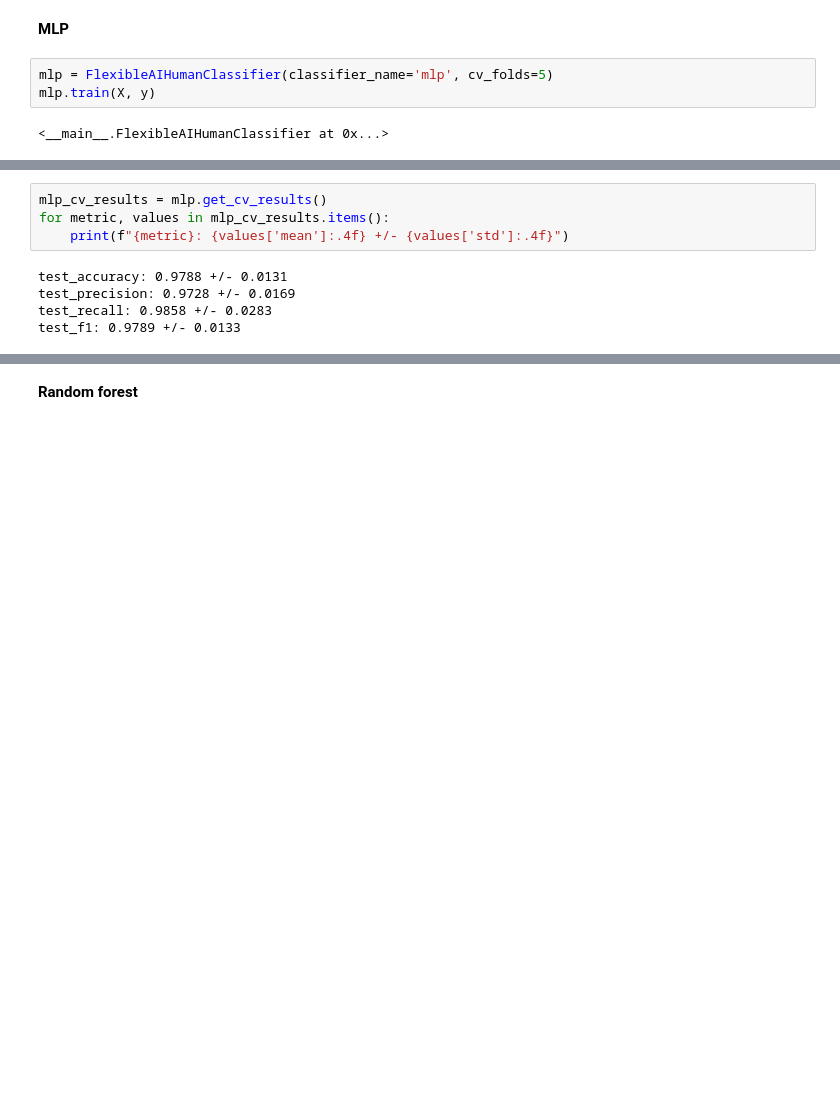
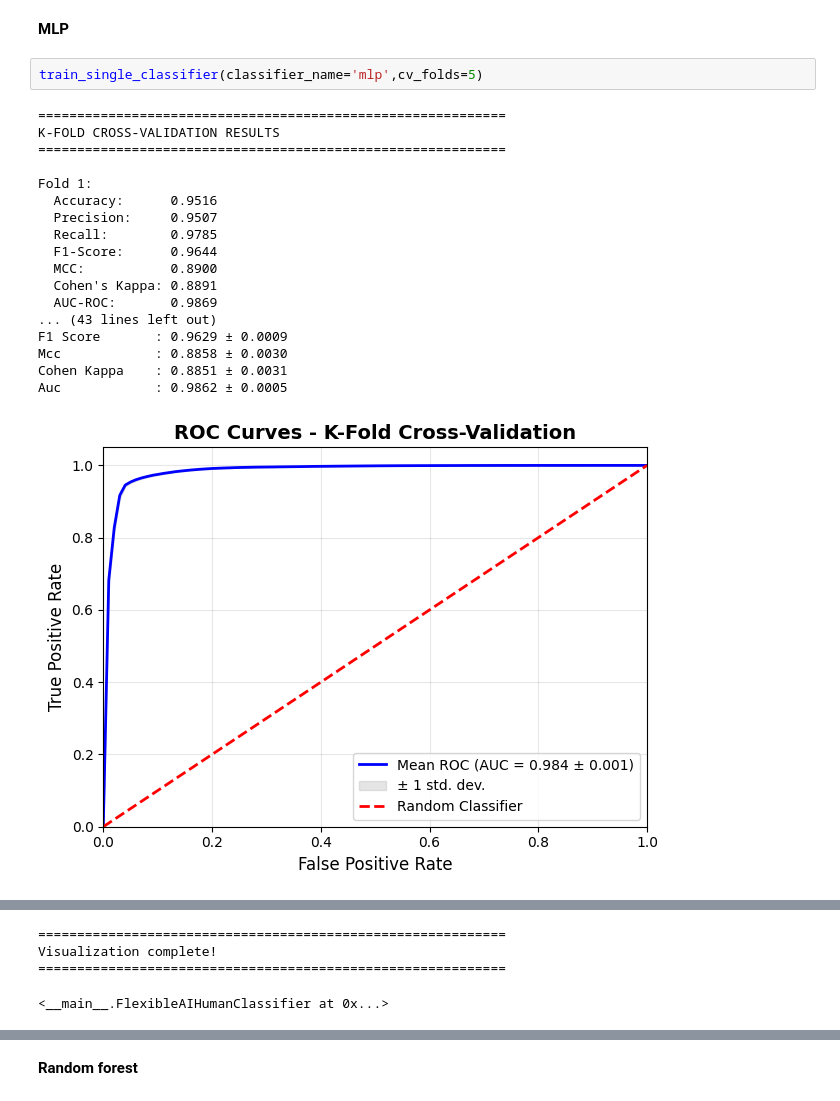
Before and after one commit to dhirajkrgupta/classical-models, a Jupyter notebook: crossvalidation.ipynb, the cells around one changed output, grey strips where cells are left out. Saved outputs shown, nothing was run; the diff lists cells and outputs as text; blank space fills up the shorter version.

```diff
--- a/crossvalidation.ipynb
+++ b/crossvalidation.ipynb
@@ -448,7 +387,23 @@ test_f1: 0.9702 +/- 0.0284
 # %% [markdown]
 **MLP**
 # %%
-mlp = FlexibleAIHumanClassifier(classifier_name='mlp', cv_folds=5)
-mlp.train(X, y)
+train_single_classifier(classifier_name='mlp',cv_folds=5)
 # %% [output]
-<__main__.FlexibleAIHumanClassifier at 0x...>
+============================================================
+K-FOLD CROSS-VALIDATION RESULTS
+============================================================
+
+Fold 1:
+  Accuracy:      0.9516
+  Precision:     0.9507
+  Recall:        0.9785
+  F1-Score:      0.9644
+  MCC:           0.8900
+  Cohen's Kappa: 0.8891
+  AUC-ROC:       0.9869
+... (43 lines left out)
+F1 Score       : 0.9629 ± 0.0009
+Mcc            : 0.8858 ± 0.0030
+Cohen Kappa    : 0.8851 ± 0.0031
+Auc            : 0.9862 ± 0.0005
+[figure, added]
@@ -455,10 +411,5 @@ mlp.train(X, y)
+============================================================
+Visualization complete!
+============================================================
+<__main__.FlexibleAIHumanClassifier at 0x...>
-# %%
-mlp_cv_results = mlp.get_cv_results()
-for metric, values in mlp_cv_results.items():
-    print(f"{metric}: {values['mean']:.4f} +/- {values['std']:.4f}")
-# %% [output]
-test_accuracy: 0.9788 +/- 0.0131
-test_precision: 0.9728 +/- 0.0169
-test_recall: 0.9858 +/- 0.0283
-test_f1: 0.9789 +/- 0.0133
 # %%
```
Also changed, not shown: parts of 50 cells of this notebook.
